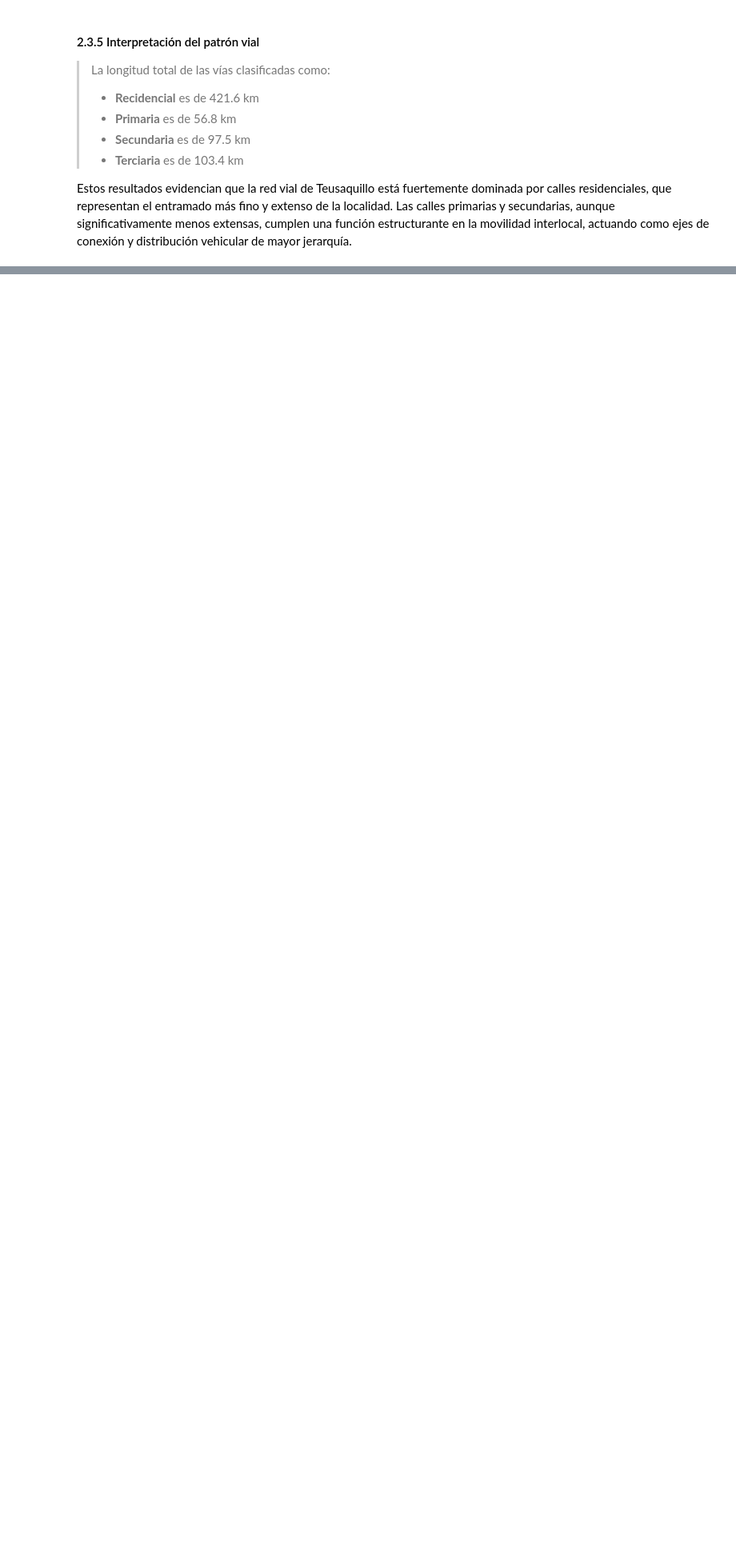
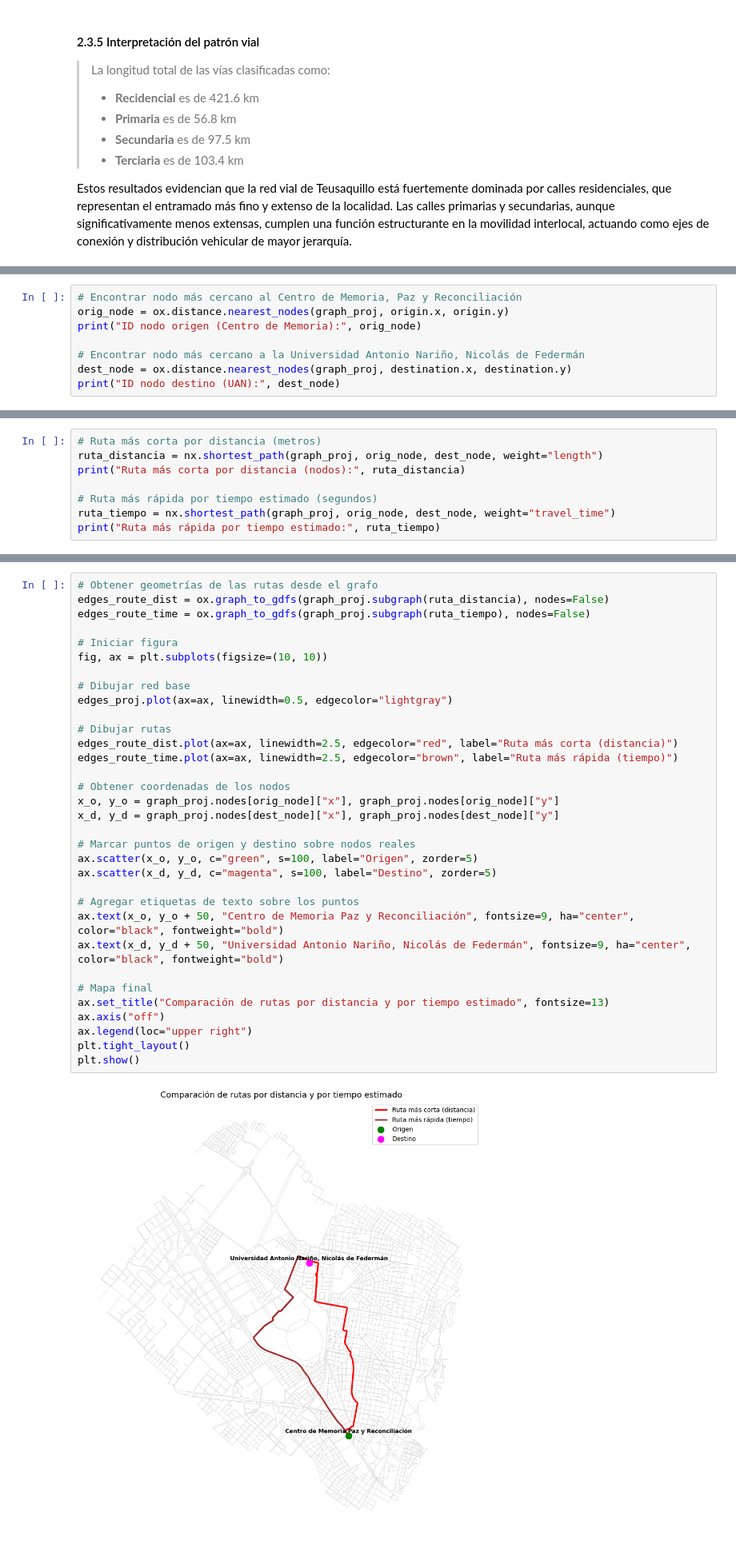
Before and after one commit to MegGarciaA/Geoprocesamiento, a Jupyter notebook: Analisis_redes.ipynb, the cells around one changed output, grey strips where cells are left out. Shown at 80% size. Drawn from its saved outputs; the diff is of its cells as text; blank space fills up the shorter version.

Commit message:
Análisis de camino más corto y más rapido - Visualización

```diff
--- a/Analisis_redes.ipynb
+++ b/Analisis_redes.ipynb
@@ -491,0 +543,8 @@ Estos resultados evidencian que la red vial de Teusaquillo está fuertemente dom
+# %%
+# Encontrar nodo más cercano al Centro de Memoria, Paz y Reconciliación
+orig_node = ox.distance.nearest_nodes(graph_proj, origin.x, origin.y)
+print("ID nodo origen (Centro de Memoria):", orig_node)
+
+# Encontrar nodo más cercano a la Universidad Antonio Nariño, Nicolás de Federmán
+dest_node = ox.distance.nearest_nodes(graph_proj, destination.x, destination.y)
+print("ID nodo destino (UAN):", dest_node)
@@ -491,0 +570,8 @@ Estos resultados evidencian que la red vial de Teusaquillo está fuertemente dom
+# %%
+# Ruta más corta por distancia (metros)
+ruta_distancia = nx.shortest_path(graph_proj, orig_node, dest_node, weight="length")
+print("Ruta más corta por distancia (nodos):", ruta_distancia)
+
+# Ruta más rápida por tiempo estimado (segundos)
+ruta_tiempo = nx.shortest_path(graph_proj, orig_node, dest_node, weight="travel_time")
+print("Ruta más rápida por tiempo estimado:", ruta_tiempo)
@@ -491,0 +592,35 @@ Estos resultados evidencian que la red vial de Teusaquillo está fuertemente dom
+# %%
+# Obtener geometrías de las rutas desde el grafo
+edges_route_dist = ox.graph_to_gdfs(graph_proj.subgraph(ruta_distancia), nodes=False)
+edges_route_time = ox.graph_to_gdfs(graph_proj.subgraph(ruta_tiempo), nodes=False)
+
+# Iniciar figura
+fig, ax = plt.subplots(figsize=(10, 10))
+
+# Dibujar red base
+edges_proj.plot(ax=ax, linewidth=0.5, edgecolor="lightgray")
+
+# Dibujar rutas
+edges_route_dist.plot(ax=ax, linewidth=2.5, edgecolor="red", label="Ruta más corta (distancia)")
+edges_route_time.plot(ax=ax, linewidth=2.5, edgecolor="brown", label="Ruta más rápida (tiempo)")
+
+# Obtener coordenadas de los nodos
+x_o, y_o = graph_proj.nodes[orig_node]["x"], graph_proj.nodes[orig_node]["y"]
+x_d, y_d = graph_proj.nodes[dest_node]["x"], graph_proj.nodes[dest_node]["y"]
+
+# Marcar puntos de origen y destino sobre nodos reales
+ax.scatter(x_o, y_o, c="green", s=100, label="Origen", zorder=5)
+ax.scatter(x_d, y_d, c="magenta", s=100, label="Destino", zorder=5)
+
+# Agregar etiquetas de texto sobre los puntos
+ax.text(x_o, y_o + 50, "Centro de Memoria Paz y Reconciliación", fontsize=9, ha="center", color="black", fontweight="bold")
+ax.text(x_d, y_d + 50, "Universidad Antonio Nariño, Nicolás de Federmán", fontsize=9, ha="center", color="black", fontweight="bold")
+
+# Mapa final
+ax.set_title("Comparación de rutas por distancia y por tiempo estimado", fontsize=13)
+ax.axis("off")
+ax.legend(loc="upper right")
+plt.tight_layout()
+plt.show()
+# %% [output]
+[figure, added]
```
Also changed, not shown: parts of 26 cells of this notebook.
